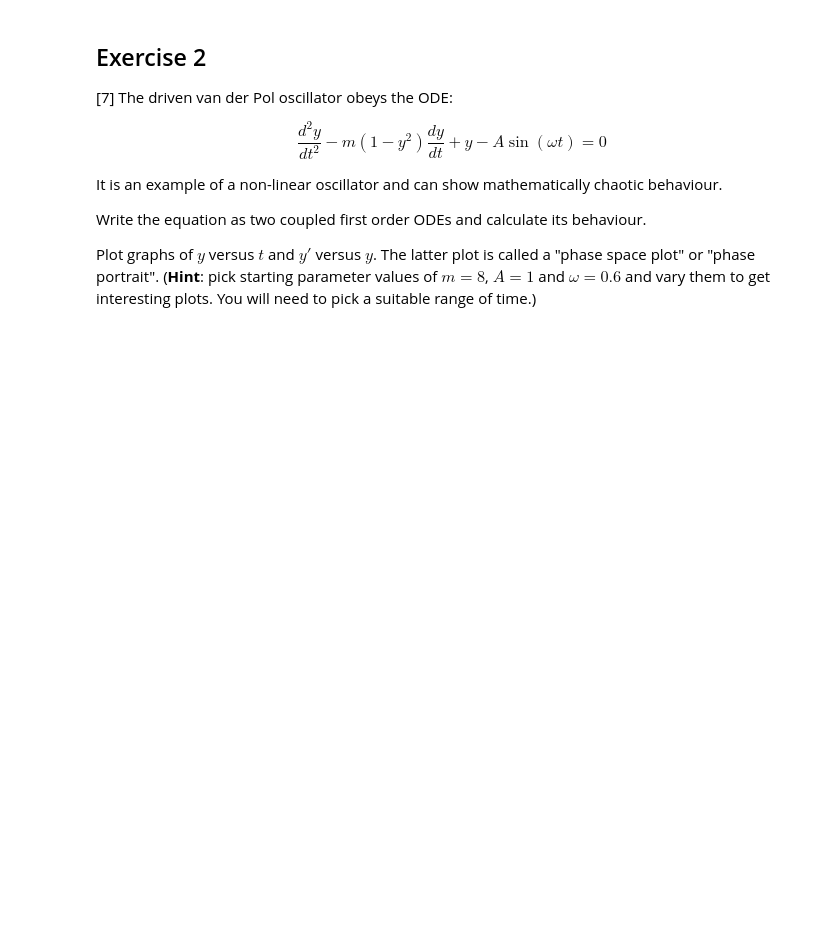
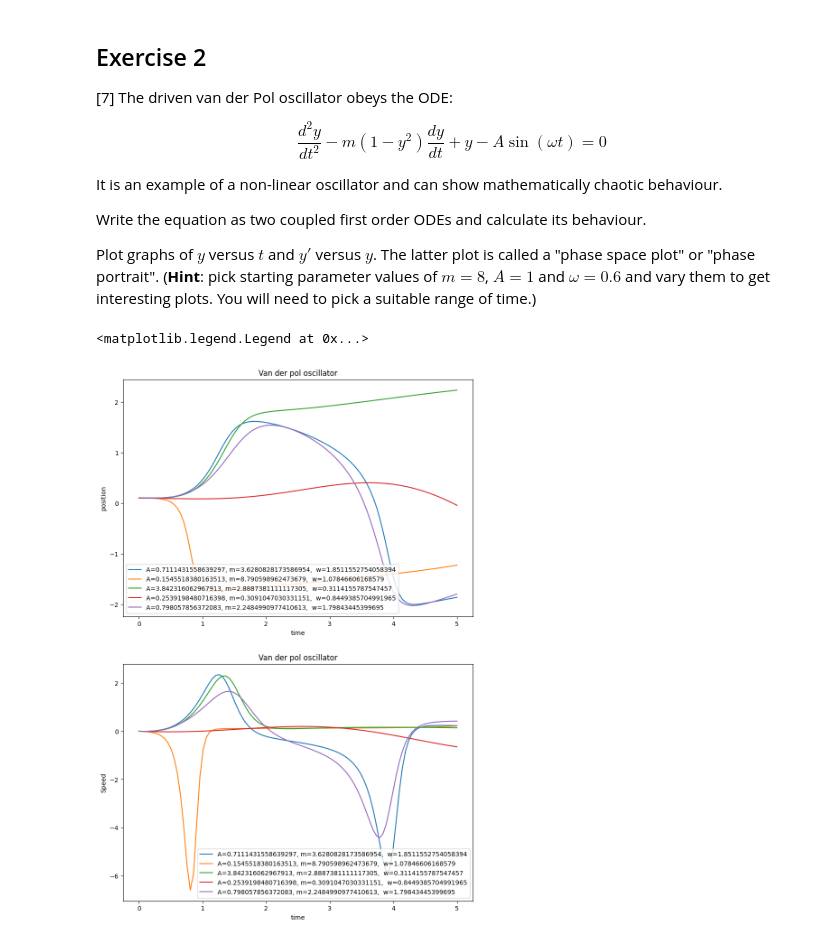
Before and after one commit to PX2145-2025/week-8-b-Louis-Risbridger, a Jupyter notebook: ODEs.ipynb, the cells around one changed output. Cells and saved outputs as stored; diff of their text form; code cells hidden in the pictures; blank space fills up the shorter version.

```diff
--- a/ODEs.ipynb
+++ b/ODEs.ipynb
@@ -372,3 +372,54 @@ Write the equation as two coupled first order ODEs and calculate its behaviour.
 
 Plot graphs of $y$ versus $t$ and $y'$ versus $y$. The latter plot is called a "phase space plot" or "phase portrait".
 (**Hint**: pick starting parameter values of $m = 8$, $A = 1$ and $\omega = 0.6$ and vary them to get interesting plots. You will need to pick a suitable range of time.)
+# %%
+def f(y, t, m,w,A): # return derivatives of the array y
+    return [
+            y[1], # the first equation dy[0]/dt
+            m*(1-y[0]**2)*y[1] - y[0] + A * np.sin(w * t) # the second equation dy[1]/dt
+           ]
+
+
+
+plt.figure(figsize=(10, 15))
+
+npts = 100 # Number of points
+tmax = 5 # Maximum time
+
+# setting up the time array:
+t = np.linspace(0.0, tmax, npts)
+
+yinit = [0.1, 0]
+
+def vanPlot(m,a,W):
+  y = odeint(f, yinit , t,args=(m,w,A))
+
+  plt.subplot(2, 1, 1)
+  plt.plot(t,y[:,0],label=f'A={A}, m={m},  w={w}')
+
+  plt.subplot(2, 1, 2)
+  plt.plot(t,y[:,1],label=f'A={A}, m={m},  w={w}')
+
+for i in range(5):
+  m = np.random.uniform(0, 10)
+  A = np.random.uniform(0, 5)
+  w = np.random.uniform(0, 2)
+
+  vanPlot(m,A,w)
+
+
+
+plt.subplot(2, 1, 1)
+plt.xlabel('time')
+plt.ylabel('position')
+plt.title("Van der pol oscillator")
+plt.legend()
+
+plt.subplot(2, 1, 2)
+plt.xlabel('time')
+plt.ylabel('Speed')
+plt.title("Van der pol oscillator")
+plt.legend()
+# %% [output]
+<matplotlib.legend.Legend at 0x...>
+[figure, added]
```
